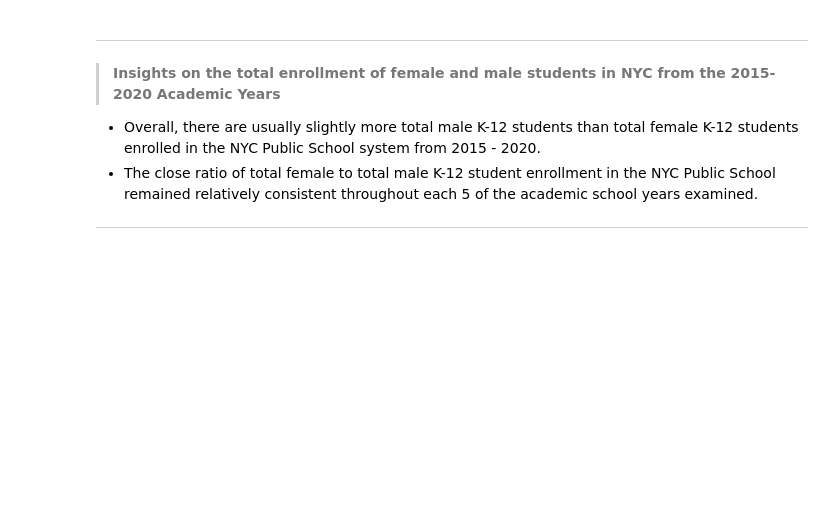
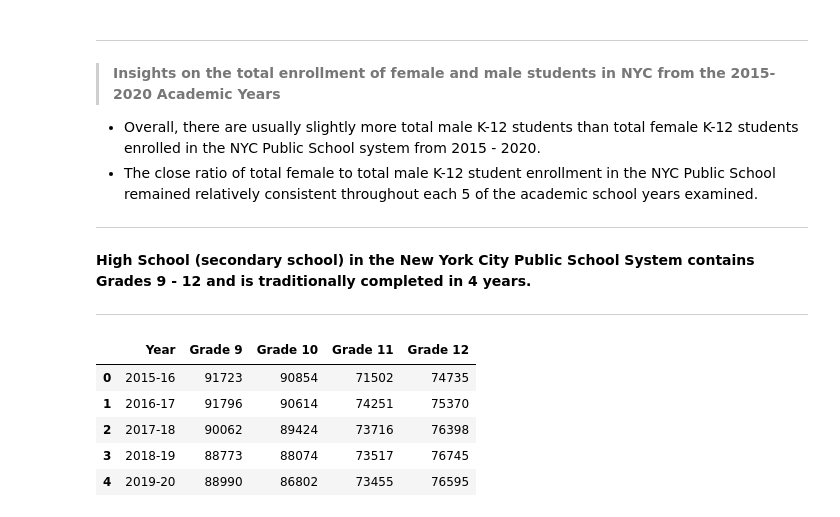
Before and after one commit to thetechleila/NYC-Public-Schools-EDA-Pre-and-Post-Pandemic, a Jupyter notebook: code/EDA_Demographics.ipynb, the cells around one changed output. Cells and saved outputs as stored; diff of their text form; code cells hidden in the pictures; blank space fills up the shorter version.

```diff
--- a/code/EDA_Demographics.ipynb
+++ b/code/EDA_Demographics.ipynb
@@ -304,3 +304,17 @@ ___
 - Overall, there are usually slightly more total male K-12 students than total female K-12 students enrolled in the NYC Public School system from 2015 - 2020.
 - The close ratio of total female to total male K-12 student enrollment in the NYC Public School remained relatively consistent throughout each 5 of the academic school years examined.
 ___
+# %% [markdown]
+**High School (secondary school) in the New York City Public School System contains Grades 9 - 12 and is traditionally completed in 4 years.**
+___
+# %%
+# Get total high school enrollment rates from 2015-2020
+hs_enrollment_df = df[["Year", "Grade 9", "Grade 10", "Grade 11", "Grade 12"]]
+hs_enrollment_df
+# %% [output]
+|  | Year | Grade 9 | Grade 10 | Grade 11 | Grade 12 |
+| 0 | 2015-16 | 91723 | 90854 | 71502 | 74735 |
+| 1 | 2016-17 | 91796 | 90614 | 74251 | 75370 |
+| 2 | 2017-18 | 90062 | 89424 | 73716 | 76398 |
+| 3 | 2018-19 | 88773 | 88074 | 73517 | 76745 |
+| 4 | 2019-20 | 88990 | 86802 | 73455 | 76595 |
```
Also changed, not shown: parts of 2 cells of this notebook, 1 other file.
